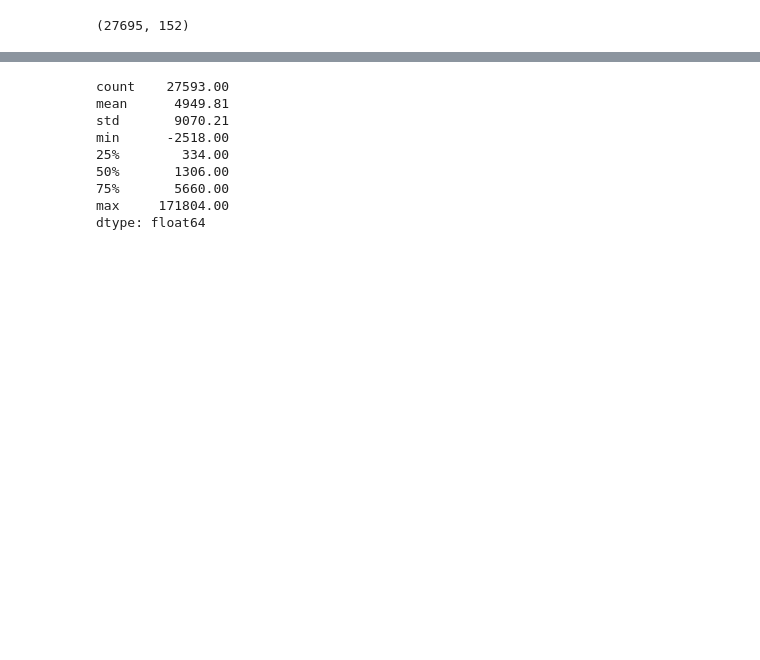
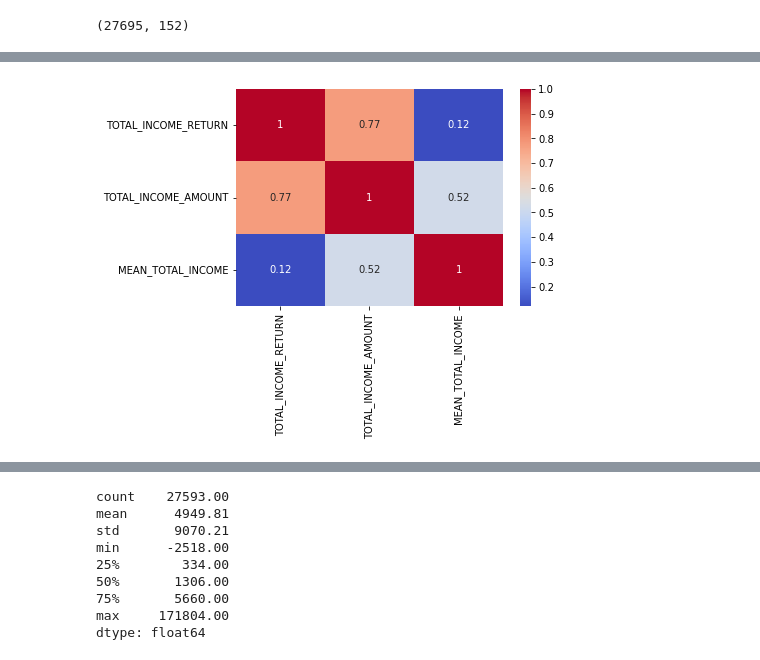
Before and after one commit to furkaneneseren/US-Tax-Analyze, a Jupyter notebook: zipcode_clustering.ipynb, the cells around one changed output, grey strips where cells are left out. Saved outputs shown, nothing was run; the diff lists cells and outputs as text; code cells hidden in the pictures; blank space fills up the shorter version.

```diff
--- a/zipcode_clustering.ipynb
+++ b/zipcode_clustering.ipynb
@@ -42,0 +67,4 @@ df_income.head()
+# %%
+sns.heatmap(df_income.iloc[:,2:].corr(), cmap="coolwarm", annot=True);
+# %% [output]
+[figure, added]
```
Also changed, not shown: parts of 33 cells of this notebook.
